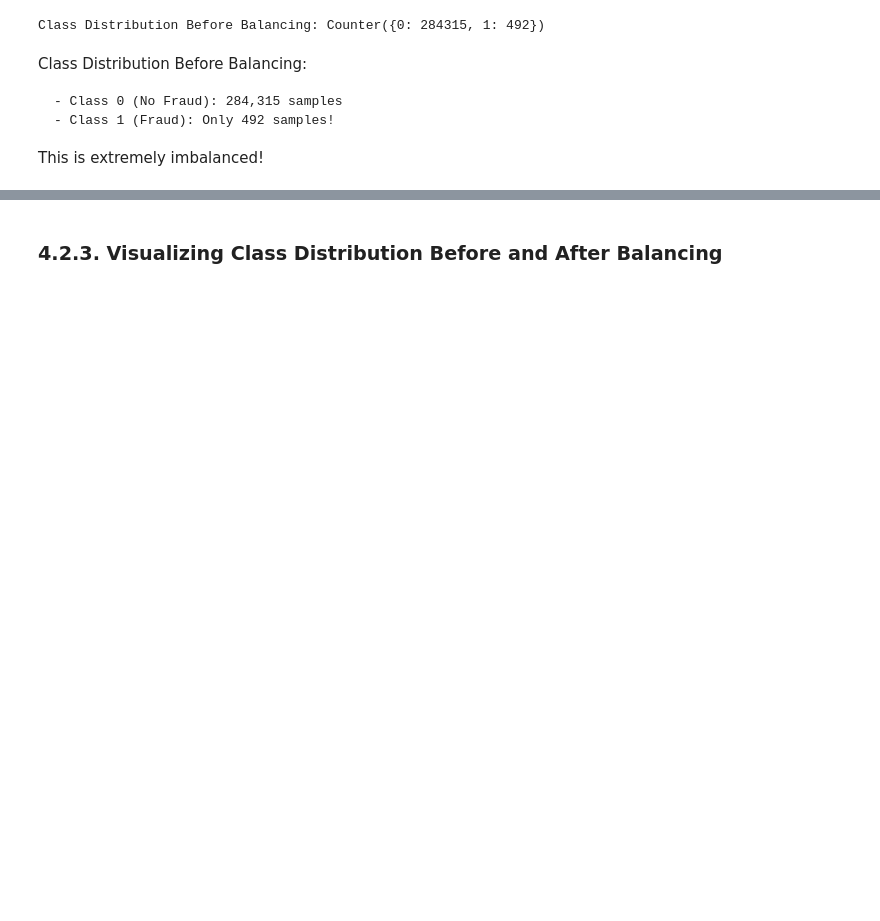
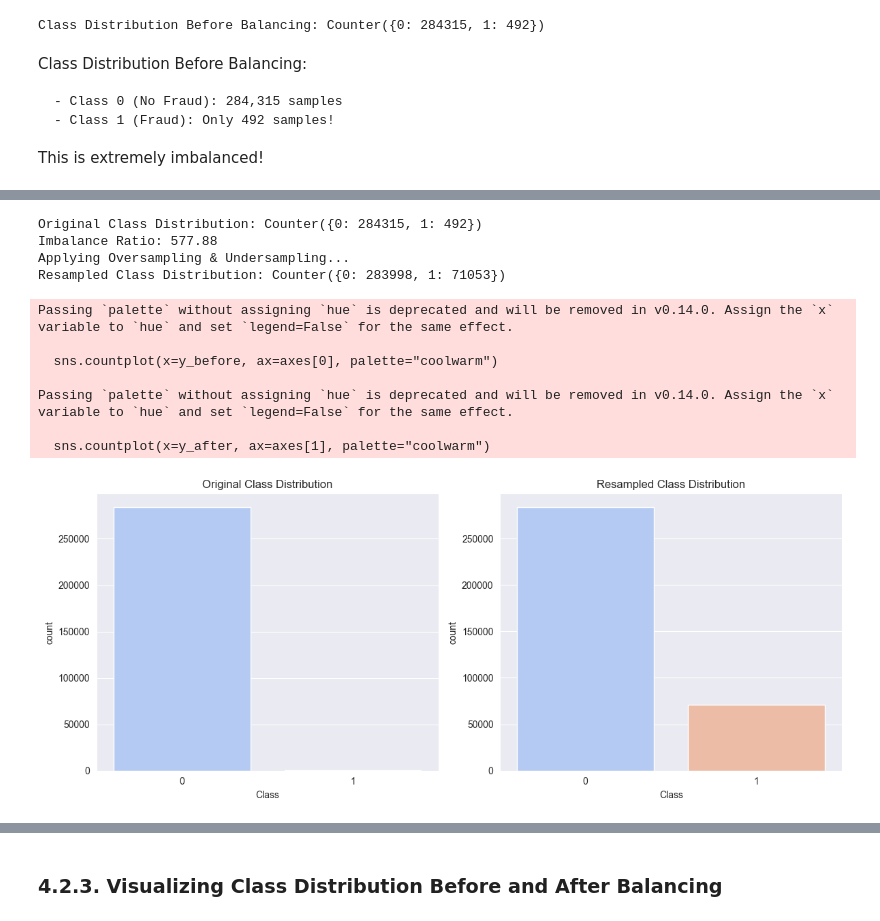
Before and after one commit to guyreuveni33/Tabular-Data-Science-Final-Research-Project, a Jupyter notebook: 21_2_2025_13 (2) (1) (1) (1).ipynb, the cells around one changed output, grey strips where cells are left out. Saved outputs shown, nothing was run; the diff lists cells and outputs as text; code cells hidden in the pictures; blank space fills up the shorter version.

```diff
--- a/21_2_2025_13 (2) (1) (1) (1).ipynb
+++ b/21_2_2025_13 (2) (1) (1) (1).ipynb
@@ -1172,0 +816,50 @@ Class Distribution After Undersampling:
+# %%
+from imblearn.under_sampling import EditedNearestNeighbours
+# Function to visualize class distribution
+def plot_class_distribution(y_before, y_after):
+    fig, axes = plt.subplots(1, 2, figsize=(12, 5))
+    sns.countplot(x=y_before, ax=axes[0], palette="coolwarm")
+    axes[0].set_title("Original Class Distribution")
+    sns.countplot(x=y_after, ax=axes[1], palette="coolwarm")
+    axes[1].set_title("Resampled Class Distribution")
+    plt.tight_layout()
+    plt.show()
+
+
+# Smart balancing pipeline
+def auto_balance_pipeline(X, y, model=None, sampling_ratio=0.25, random_state=42):
+    class_counts = Counter(y)
+    majority_class = max(class_counts, key=class_counts.get)
+    minority_class = min(class_counts, key=class_counts.get)
+    imbalance_ratio = class_counts[majority_class] / class_counts[minority_class]
+
+    print(f"\nOriginal Class Distribution: {class_counts}")
+    print(f"Imbalance Ratio: {imbalance_ratio:.2f}")
+
+    # Choose SMOTE variant
+    smote = ADASYN(sampling_strategy=sampling_ratio, random_state=random_state) if imbalance_ratio > 10 else SMOTE(sampling_strategy=sampling_ratio, random_state=random_state)
+    undersampler = TomekLinks() if imbalance_ratio > 20 else EditedNearestNeighbours(n_neighbors=3)
+
+    print("Applying Oversampling & Undersampling...")
+    X_resampled, y_resampled = smote.fit_resample(X, y)
+    X_resampled, y_resampled = undersampler.fit_resample(X_resampled, y_resampled)
+
+    print(f"Resampled Class Distribution: {Counter(y_resampled)}")
+    plot_class_distribution(y, y_resampled)
+
+    return X_resampled, y_resampled
+
+X_smart, y_smart = auto_balance_pipeline(X, y)
+# %% [output]
+Original Class Distribution: Counter({0: 284315, 1: 492})
+Imbalance Ratio: 577.88
+Applying Oversampling & Undersampling...
+Resampled Class Distribution: Counter({0: 283998, 1: 71053})
+Passing `palette` without assigning `hue` is deprecated and will be removed in v0.14.0. Assign the `x` variable to `hue` and set `legend=False` for the same effect.
+
+  sns.countplot(x=y_before, ax=axes[0], palette="coolwarm")
+
+Passing `palette` without assigning `hue` is deprecated and will be removed in v0.14.0. Assign the `x` variable to `hue` and set `legend=False` for the same effect.
+
+  sns.countplot(x=y_after, ax=axes[1], palette="coolwarm")
+[figure, added]
```
Also changed, not shown: parts of 43 cells of this notebook.
